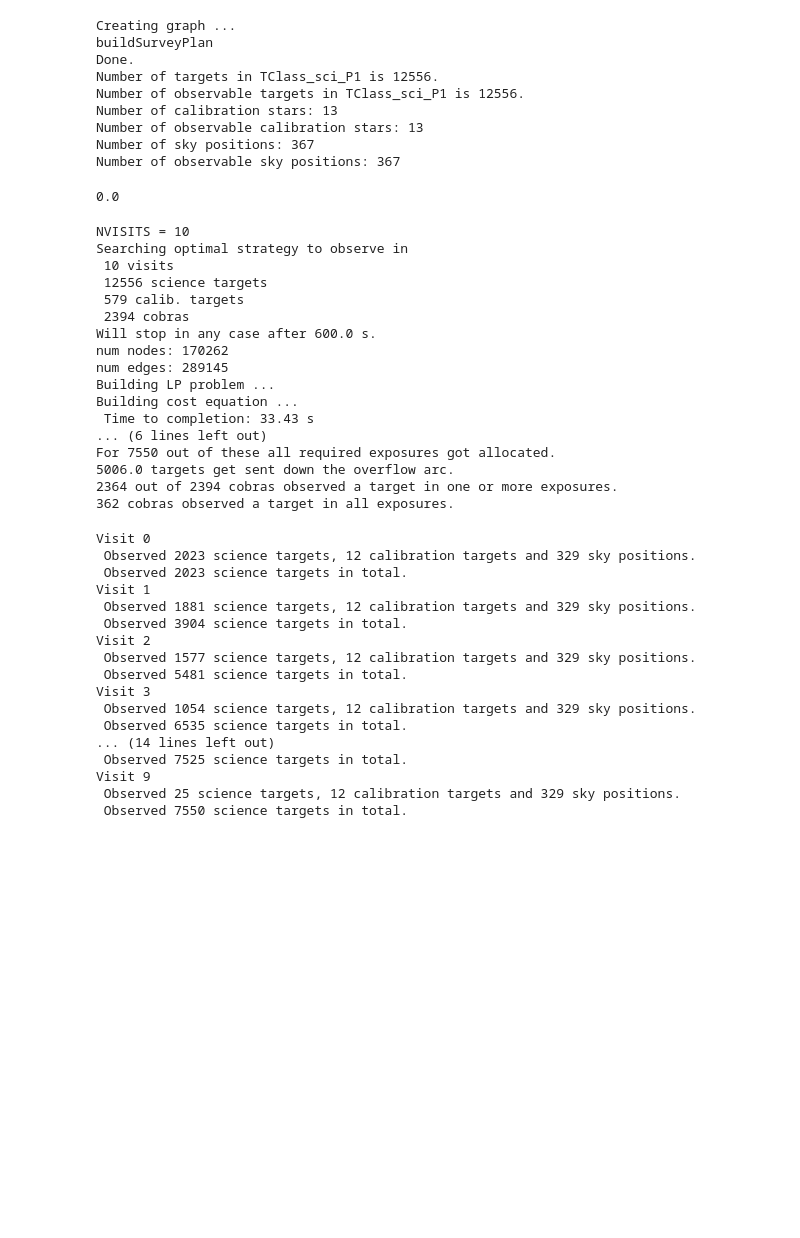
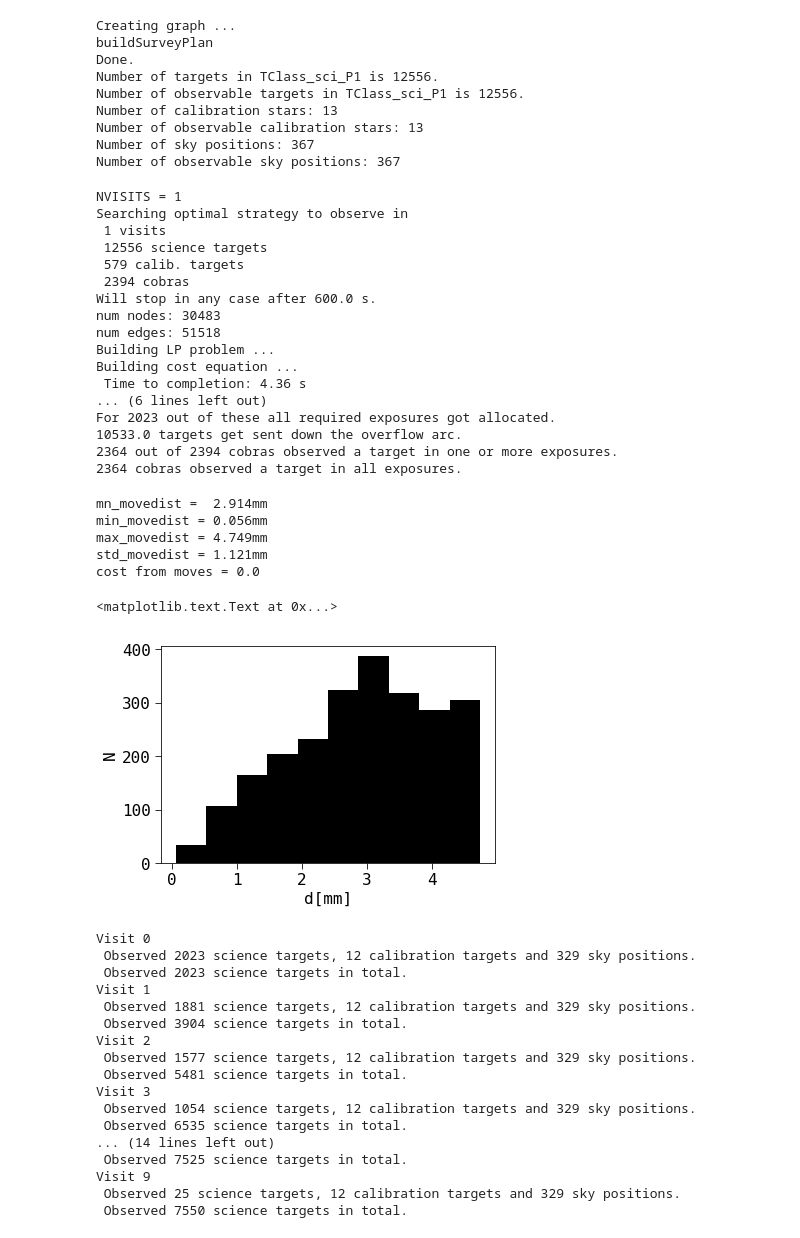
Before and after one commit to Subaru-PFS/ets_networkflow, a Jupyter notebook: netflow.ipynb, the cells around one changed output. Cells and saved outputs as stored; diff of their text form; code cells hidden in the pictures; blank space fills up the shorter version.

```diff
--- a/netflow.ipynb
+++ b/netflow.ipynb
@@ -472,8 +472,9 @@ cost_dict['visits'] = [i*10. for i in np.arange(10)]
 # Here we discourage large cobra moves. The example here is a simple
 # linear function cost = A * move_distance
 # where the parameter A controls how quickly the cost increases as funciton of distance.
-A = 10.
-cost_dict['cobra_move'] = lambda d : d/A
+#A = 250.
+A = 0.
+cost_dict['cobra_move'] = lambda d : d*A
 
 
 
@@ -505,7 +502,7 @@ from numpy import inf
 from pfs_netflow.survey_plan import buildSurveyPlan
 from pfs_netflow.plotting import plotSurveyPlan
 
-NVISITS = 10
+NVISITS = 1
 COBRAS = []
 
 
@@ -536,16 +533,22 @@ RMAX = 15.
 CENTER = [-0.,0.]
 name="minimal"
 
+
 # intermediate example
 RMAX = 150.
 CENTER = [-5.,90.]
 name="intermediate"
 
+
+# smaller intermediate example
+RMAX = 75.
+CENTER = [-0.,0.]
+name="small"
+
 # do them all!
 RMAX = 300.
 CENTER = [-0.,0.]
 name="all"
-
 
 print("Creating graph ...")
 g = buildSurveyPlan(cobras, targets, nreqvisits, visibilities, class_dict, cost_dict, supply_dict, NVISITS, \
@@ -601,10 +604,6 @@ Number of calibration stars: 13
 Number of observable calibration stars: 13
 Number of sky positions: 367
 Number of observable sky positions: 367
-# %%
- max( [a.cost for a in g.targetToTargetVisitArcs.itervalues()] )
-# %% [output]
-0.0
 # %%
 from pfs_netflow.lp import buildLPProblem, computeStats, solve
 from pulp import LpStatus, value
@@ -658,7 +657,7 @@ summary += pp("Time to solve: {:.4e} s".format(time_to_solve))
 stats = computeStats(g, flows, cost)
 
 summary += pp("{} = {}".format('Value of cost function',value(stats.cost) ) )
-summary += pp("{} out of {} science targets get observed.".format(int(stats.NSciObs),NSciTargets))
+summary += pp("[{}] out of {} science targets get observed.".format(int(stats.NSciObs),NSciTargets))
 summary += pp("For {} out of these all required exposures got allocated.".format(stats.NSciComplete))
 summary += pp("{} targets get sent down the overflow arc.".format(stats.Noverflow))
 summary += pp("{} out of {} cobras observed a target in one or more exposures.".format(stats.Ncobras_used, NCobras ))
@@ -666,23 +665,59 @@ summary += pp("{} cobras observed a target in all exposures.".format(stats.Ncobr
 
 setflows(g,flows)
 # %% [output]
-NVISITS = 10
+NVISITS = 1
 Searching optimal strategy to observe in
- 10 visits
+ 1 visits
  12556 science targets
  579 calib. targets
  2394 cobras
 Will stop in any case after 600.0 s.
-num nodes: 170262
-num edges: 289145
+num nodes: 30483
+num edges: 51518
 Building LP problem ...
 Building cost equation ...
- Time to completion: 33.43 s
+ Time to completion: 4.36 s
 ... (6 lines left out)
-For 7550 out of these all required exposures got allocated.
-5006.0 targets get sent down the overflow arc.
+For 2023 out of these all required exposures got allocated.
+10533.0 targets get sent down the overflow arc.
 2364 out of 2394 cobras observed a target in one or more exposures.
-362 cobras observed a target in all exposures.
+2364 cobras observed a target in all exposures.
+# %%
+
+# array of all distances for all possible target/cobra pairs
+dd =  np.array( [ a.d for a in g.targetVisitToCobraVisitArcs.itervalues()] )
+# array of flows for all possible target/cobra pairs
+ff =  np.array( [ value(flows[a.id]) for a in g.targetVisitToCobraVisitArcs.itervalues()] )
+
+# caclulate mean cobra move distance
+ii = ff > 0.
+mn_movedist = np.mean( dd[ii] )
+min_movedist = np.min( dd[ii] )
+max_movedist = np.max( dd[ii] )
+std_movedist = np.std( dd[ii] )
+
+print("mn_movedist =  {:.3f}mm".format(mn_movedist) )
+print("min_movedist = {:.3f}mm".format(min_movedist) )
+print("max_movedist = {:.3f}mm".format(max_movedist) )
+print("std_movedist = {:.3f}mm".format(std_movedist) )
+
+
+cm = np.sum([ a.cost * value(flows[a.id]) for a in g.targetVisitToCobraVisitArcs.itervalues() ])
+
+print("cost from moves = {}".format(cm) )
+
+
+plt.hist( dd[ii] )
+plt.xlabel("d[mm]")
+plt.ylabel("N")
+# %% [output]
+mn_movedist =  2.914mm
+min_movedist = 0.056mm
+max_movedist = 4.749mm
+std_movedist = 1.121mm
+cost from moves = 0.0
+<matplotlib.text.Text at 0x...>
+[figure, added]
 # %%
 nsci_observed_total = 0
 
```
Also changed, not shown: parts of 1 cell of this notebook, 3 other files.
